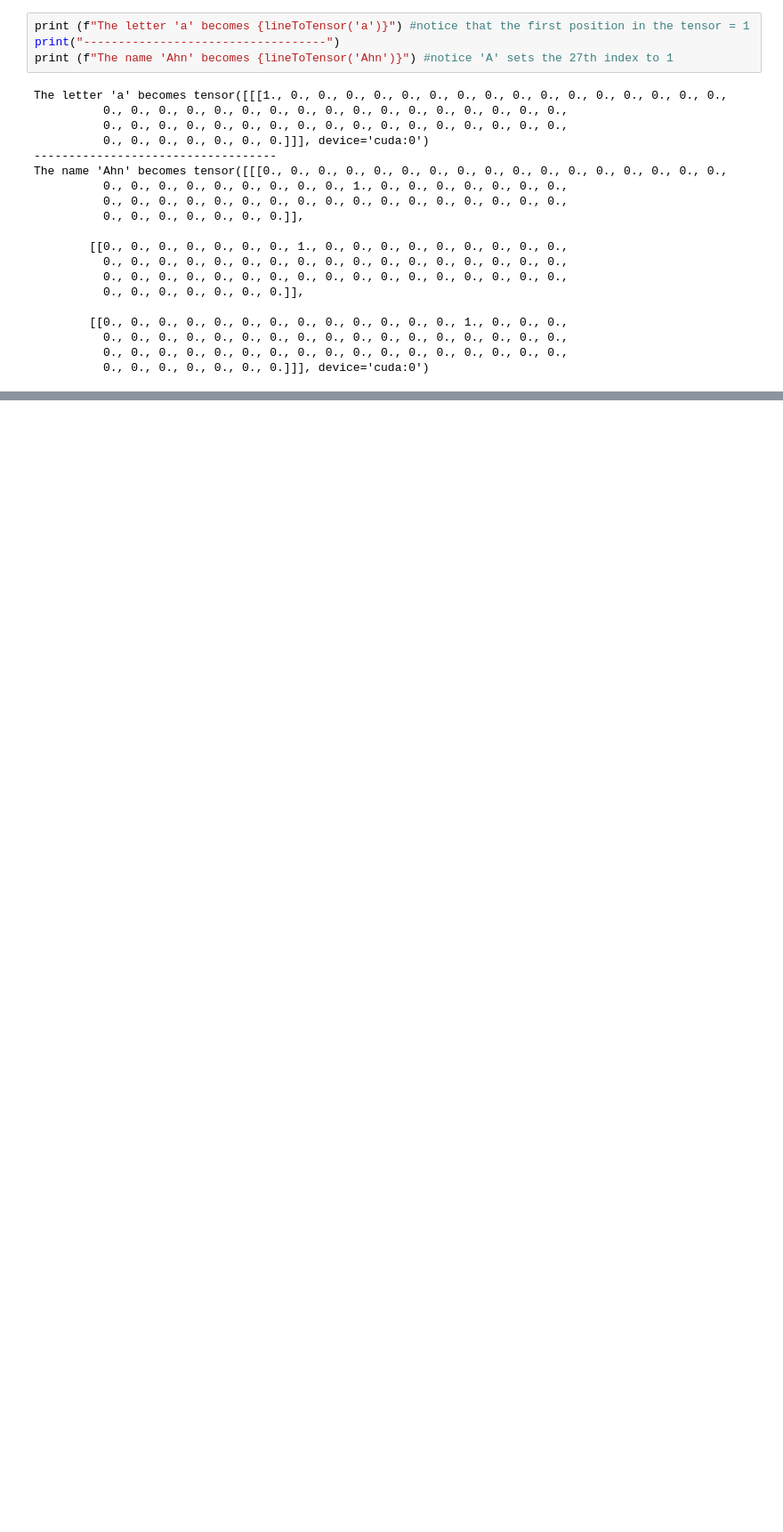
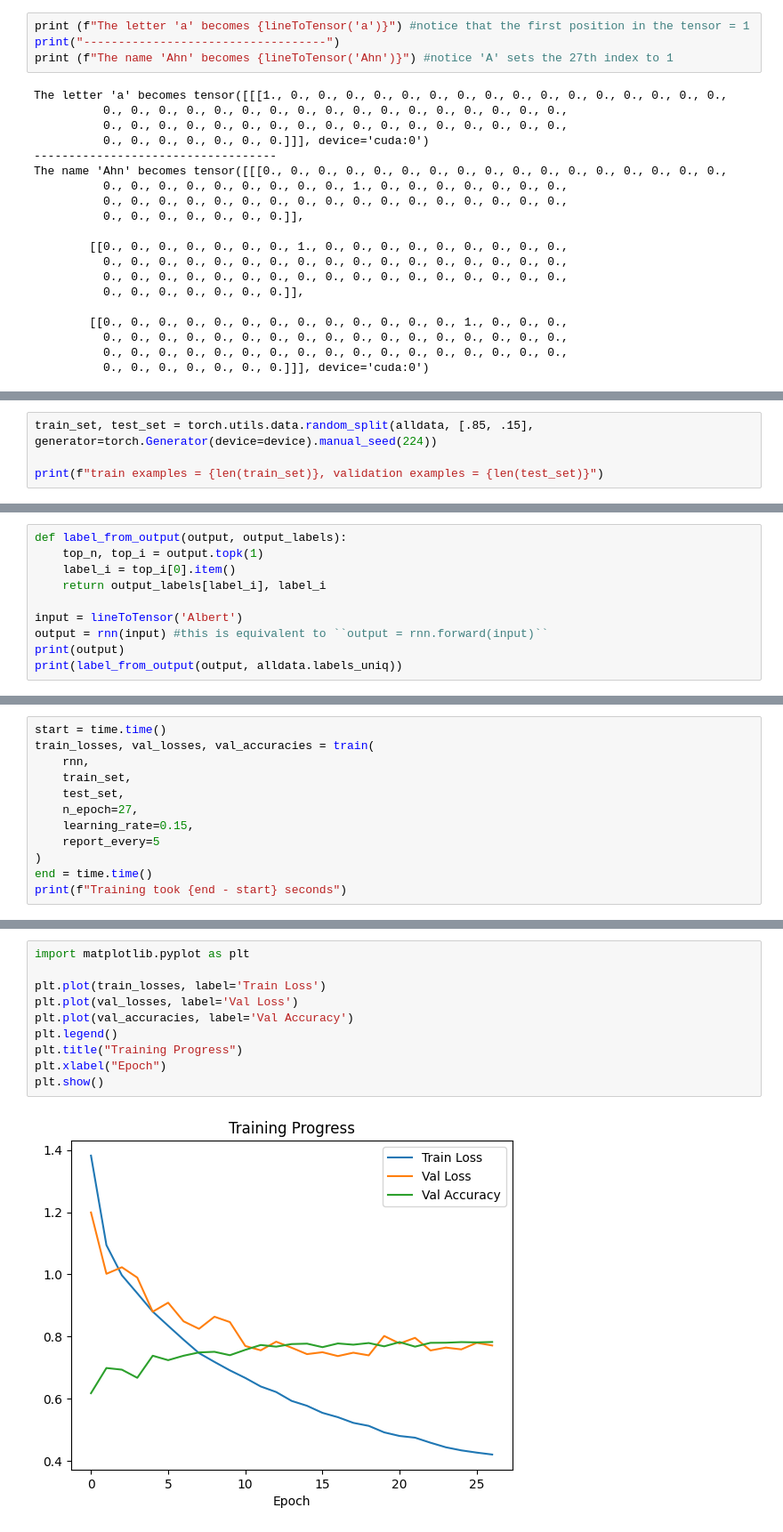
Before and after one commit to kuanmol/aimldl, a Jupyter notebook: DL/RNN/Classifying Names with a Character-Level/rnn.ipynb, the cells around one changed output, grey strips where cells are left out. Shown: that part at 89% size. Saved outputs shown, nothing was run; the diff lists cells and outputs as text; blank space fills up the shorter version.

```diff
--- a/DL/RNN/Classifying Names with a Character-Level/rnn.ipynb
+++ b/DL/RNN/Classifying Names with a Character-Level/rnn.ipynb
@@ -130,3 +134,7 @@ example = (tensor([7], device='cuda:0'), tensor([[[0., 0., 0., 0., 0., 0., 0., 0
           0., 0., 0., 0., 0., 0., 0., 1., 0., 0., 0., 0., 0., 0., 0., 0., 0.,
           0., 0., 0., 0., 0., 0., 0., 0., 0., 0., 0., 0., 0., 0., 0., 0., 0.,
           0., 0., 0., 0., 0., 0., 0.]]], device='cuda:0'), 'Arabic', 'Khoury')
+# %%
+train_set, test_set = torch.utils.data.random_split(alldata, [.85, .15], generator=torch.Generator(device=device).manual_seed(224))
+
+print(f"train examples = {len(train_set)}, validation examples = {len(test_set)}")
@@ -132,0 +170,10 @@ example = (tensor([7], device='cuda:0'), tensor([[[0., 0., 0., 0., 0., 0., 0., 0
+# %%
+def label_from_output(output, output_labels):
+    top_n, top_i = output.topk(1)
+    label_i = top_i[0].item()
+    return output_labels[label_i], label_i
+
+input = lineToTensor('Albert')
+output = rnn(input) #this is equivalent to ``output = rnn.forward(input)``
+print(output)
+print(label_from_output(output, alldata.labels_uniq))
@@ -132,0 +269,12 @@ example = (tensor([7], device='cuda:0'), tensor([[[0., 0., 0., 0., 0., 0., 0., 0
+# %%
+start = time.time()
+train_losses, val_losses, val_accuracies = train(
+    rnn,
+    train_set,
+    test_set,
+    n_epoch=27,
+    learning_rate=0.15,
+    report_every=5
+)
+end = time.time()
+print(f"Training took {end - start} seconds")
@@ -132,0 +295,12 @@ example = (tensor([7], device='cuda:0'), tensor([[[0., 0., 0., 0., 0., 0., 0., 0
+# %%
+import matplotlib.pyplot as plt
+
+plt.plot(train_losses, label='Train Loss')
+plt.plot(val_losses, label='Val Loss')
+plt.plot(val_accuracies, label='Val Accuracy')
+plt.legend()
+plt.title("Training Progress")
+plt.xlabel("Epoch")
+plt.show()
+# %% [output]
+[figure, added]
```
Also changed, not shown: parts of 9 cells of this notebook.
